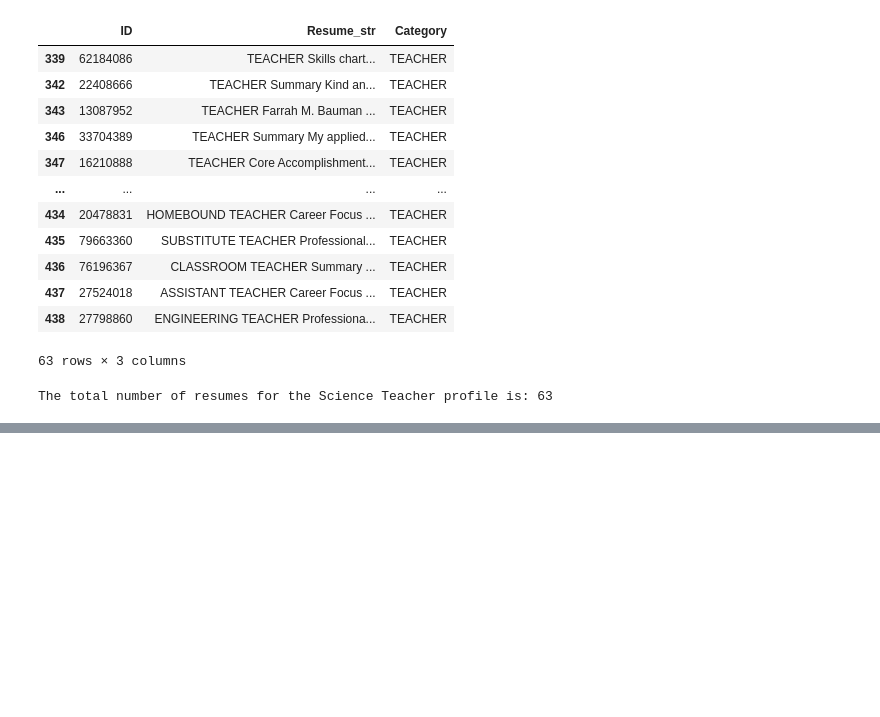
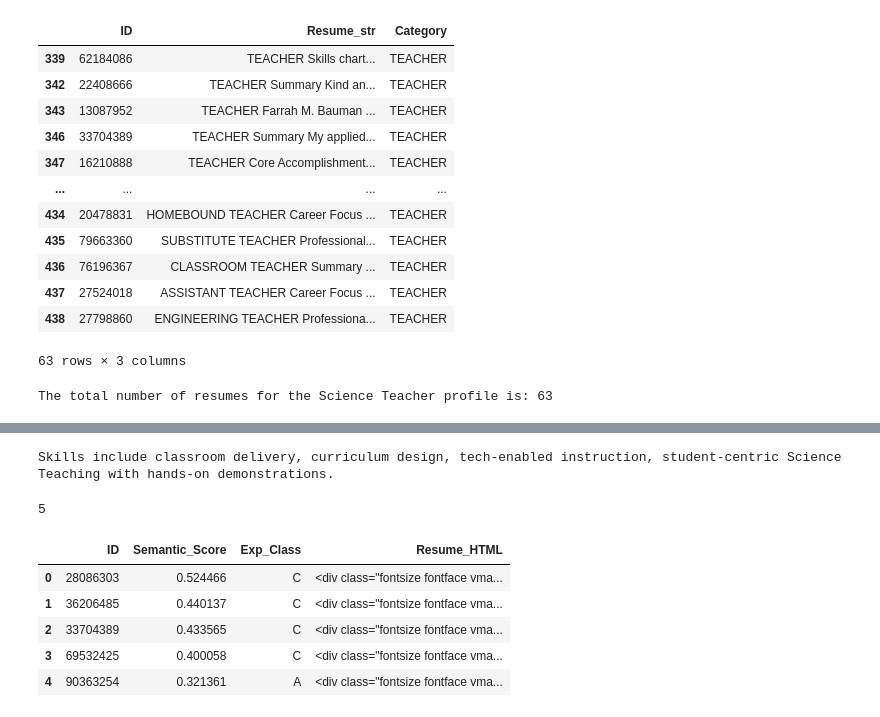
Before and after one commit to sandipanarnab/NLP-Resume-Parser, a Jupyter notebook: Notebook/ATS Resume parser.ipynb, the cells around one changed output, grey strips where cells are left out. Cells and saved outputs as stored; diff of their text form; code cells hidden in the pictures; blank space fills up the shorter version.

```diff
--- a/Notebook/ATS Resume parser.ipynb
+++ b/Notebook/ATS Resume parser.ipynb
@@ -180,0 +194,8 @@ top_candidates[['ID', 'Resume_str', 'Resume_html', 'match_score']].reset_index(d
+# %%
+print(jd_skills_text)
+# %% [output]
+Skills include classroom delivery, curriculum design, tech-enabled instruction, student-centric Science Teaching with hands-on demonstrations.
+# %%
+print(jd_required_exp)
+# %% [output]
+5
@@ -180,0 +214,49 @@ top_candidates[['ID', 'Resume_str', 'Resume_html', 'match_score']].reset_index(d
+# %%
+def classify_experience(text, required_exp):
+    exp_match = re.search(r"(\d+)\s*(?:\+)?\s*(?:years?|yrs?)", text, re.IGNORECASE)
+    if exp_match:
+        years = int(exp_match.group(1))
+    else:
+        years = 0
+
+    if years >= required_exp:
+        return "A"
+    elif years < required_exp and years >= 1:
+        return "B"
+    else:
+        return "C"
+
+exp_classes = [classify_experience(resume, jd_required_exp) for resume in top_resumes]
+# %%
+# Extract top candidate fields
+top_resumes = top_candidates['Resume_str'].tolist()
+top_ids = top_candidates['ID'].tolist()
+top_htmls = top_candidates['Resume_html'].tolist()
+
+# Reuse previous code for embeddings and experience classification
+semantic_scores = util.cos_sim(jd_embedding, model.encode(top_resumes, convert_to_tensor=True)).squeeze().tolist()
+exp_classes = [classify_experience(resume, jd_required_exp) for resume in top_resumes]
+
+# Build final dataframe
+scored_df = pd.DataFrame({
+    "ID": top_ids,
+    "Resume": top_resumes,
+    "Resume_HTML": top_htmls,
+    "Semantic_Score": semantic_scores,
+    "Exp_Class": exp_classes
+})
+
+# Sort based on class and semantic score
+exp_class_order = {"A": 1, "B": 2, "C": 3}
+scored_df["Class_Rank"] = scored_df["Exp_Class"].map(exp_class_order)
+scored_df = scored_df.sort_values(by=["Semantic_Score", "Class_Rank"], ascending=[False, True])
+
+# Display top 5 resumes with ID, Score, and HTML
+scored_df[["ID", "Semantic_Score", "Exp_Class", "Resume_HTML"]].reset_index(drop=True).head(5)
+# %% [output]
+|  | ID | Semantic_Score | Exp_Class | Resume_HTML |
+| 0 | 28086303 | 0.524466 | C | <div class="fontsize fontface vma... |
+| 1 | 36206485 | 0.440137 | C | <div class="fontsize fontface vma... |
+| 2 | 33704389 | 0.433565 | C | <div class="fontsize fontface vma... |
+| 3 | 69532425 | 0.400058 | C | <div class="fontsize fontface vma... |
+| 4 | 90363254 | 0.321361 | A | <div class="fontsize fontface vma... |
```
Also changed, not shown: parts of 10 cells of this notebook, 3 other files.
